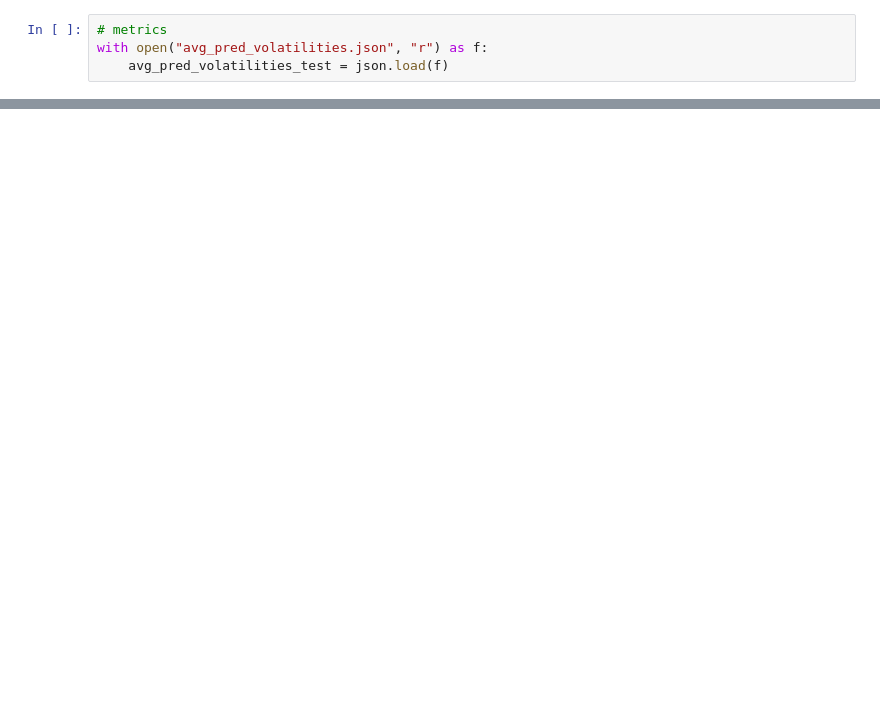
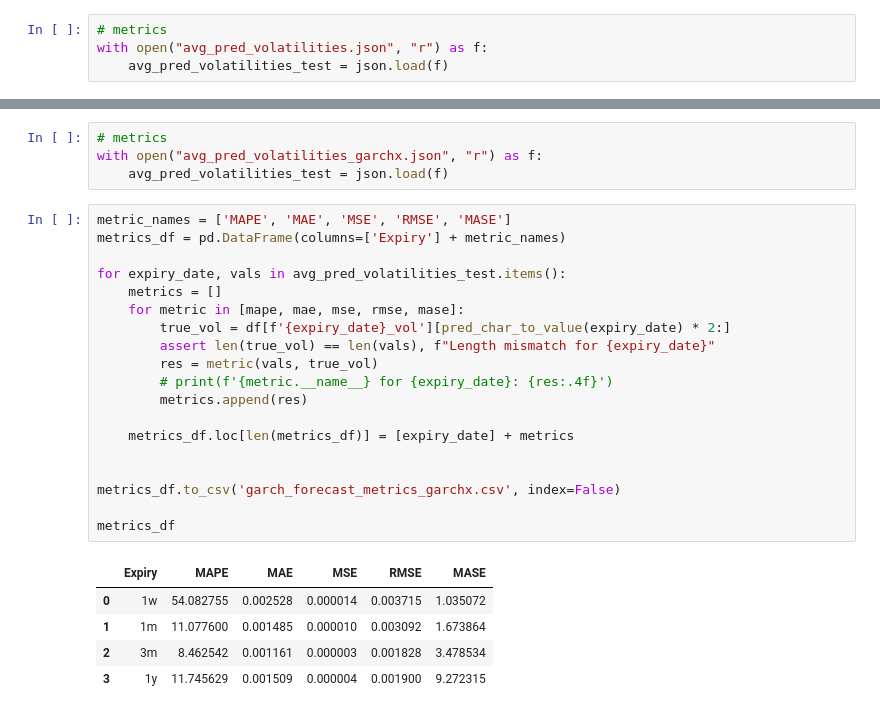
Before and after one commit to panstenos/Commodity-Optionality-Pricing-UCL-Dissertation, a Jupyter notebook: Volatility Models/arch_family.ipynb, the cells around one changed output, grey strips where cells are left out. Saved outputs shown, nothing was run; the diff lists cells and outputs as text; blank space fills up the shorter version.

```diff
--- a/Volatility Models/arch_family.ipynb
+++ b/Volatility Models/arch_family.ipynb
@@ -631,0 +533,29 @@ See scipy.optimize.fmin_slsqp for code meaning.
+# %%
+# metrics
+with open("avg_pred_volatilities_garchx.json", "r") as f:
+    avg_pred_volatilities_test = json.load(f)
+# %%
+metric_names = ['MAPE', 'MAE', 'MSE', 'RMSE', 'MASE']
+metrics_df = pd.DataFrame(columns=['Expiry'] + metric_names)
+
+for expiry_date, vals in avg_pred_volatilities_test.items():
+    metrics = []
+    for metric in [mape, mae, mse, rmse, mase]:
+        true_vol = df[f'{expiry_date}_vol'][pred_char_to_value(expiry_date) * 2:]
+        assert len(true_vol) == len(vals), f"Length mismatch for {expiry_date}"
+        res = metric(vals, true_vol)
+        # print(f'{metric.__name__} for {expiry_date}: {res:.4f}')
+        metrics.append(res)
+
+    metrics_df.loc[len(metrics_df)] = [expiry_date] + metrics
+
+
+metrics_df.to_csv('garch_forecast_metrics_garchx.csv', index=False)
+
+metrics_df
+# %% [output]
+|  | Expiry | MAPE | MAE | MSE | RMSE | MASE |
+| 0 | 1w | 54.082755 | 0.002528 | 0.000014 | 0.003715 | 1.035072 |
+| 1 | 1m | 11.077600 | 0.001485 | 0.000010 | 0.003092 | 1.673864 |
+| 2 | 3m | 8.462542 | 0.001161 | 0.000003 | 0.001828 | 3.478534 |
+| 3 | 1y | 11.745629 | 0.001509 | 0.000004 | 0.001900 | 9.272315 |
```
Also changed, not shown: parts of 16 cells of this notebook, 15 other files.
